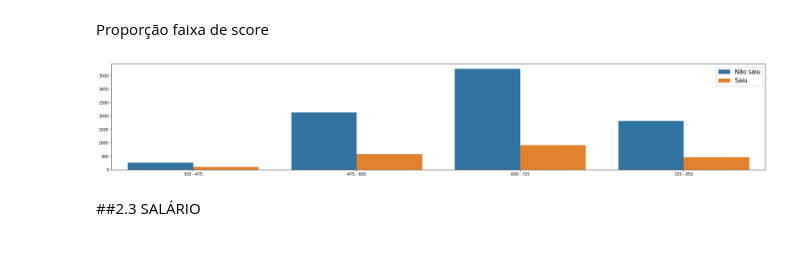
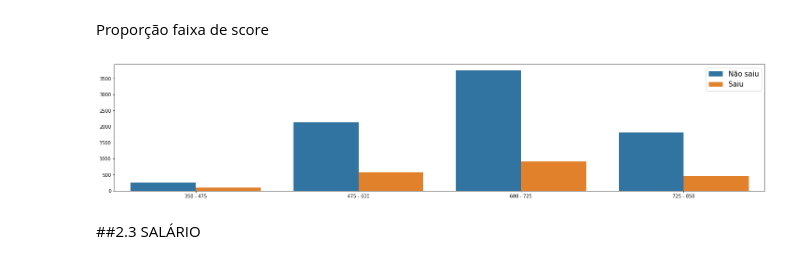
Before and after one commit to guilhermevicente11/analise-dados-churn, a Jupyter notebook: códigos_do_relatório.ipynb, the cells around one changed output. Cells and saved outputs as stored; diff of their text form; code cells hidden in the pictures.

```diff
--- a/códigos_do_relatório.ipynb
+++ b/códigos_do_relatório.ipynb
@@ -185,13 +189,13 @@ plt.show()
 Proporção faixa de score
 # %%
 grafscore = sns.countplot(x = 'score_quali', hue = 'Exited', data = df, order = ['350 - 475','475 - 600','600 - 725','725 - 850'])
-grafscore.figure.set_size_inches(30,5)
+grafscore.figure.set_size_inches(25,5)
 grafscore.set_ylabel('')
 grafscore.set_xlabel('')
 plt.legend(['Não saiu', 'Saiu'],fontsize=15)
 plt.show()
 # %% [output]
-[figure, old version]
+[figure, new version]
 # %% [markdown]
 ##2.3 SALÁRIO
 # %%
```
Also changed, not shown: parts of 5 cells of this notebook.
